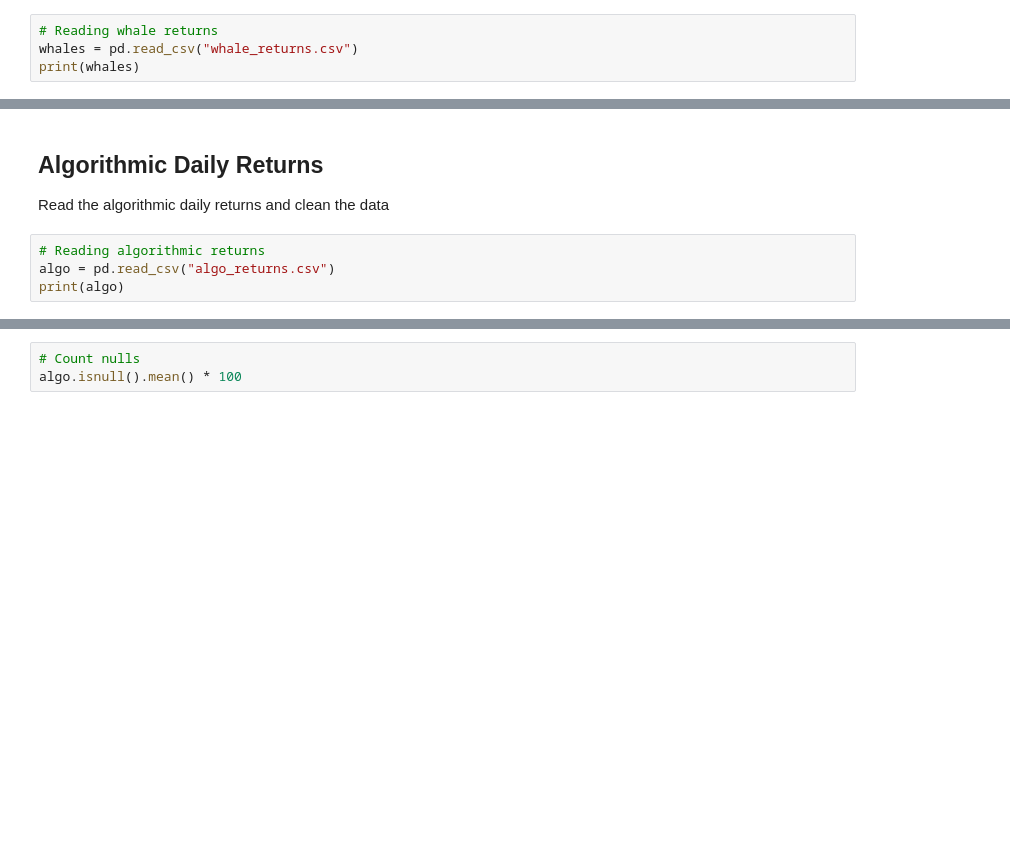
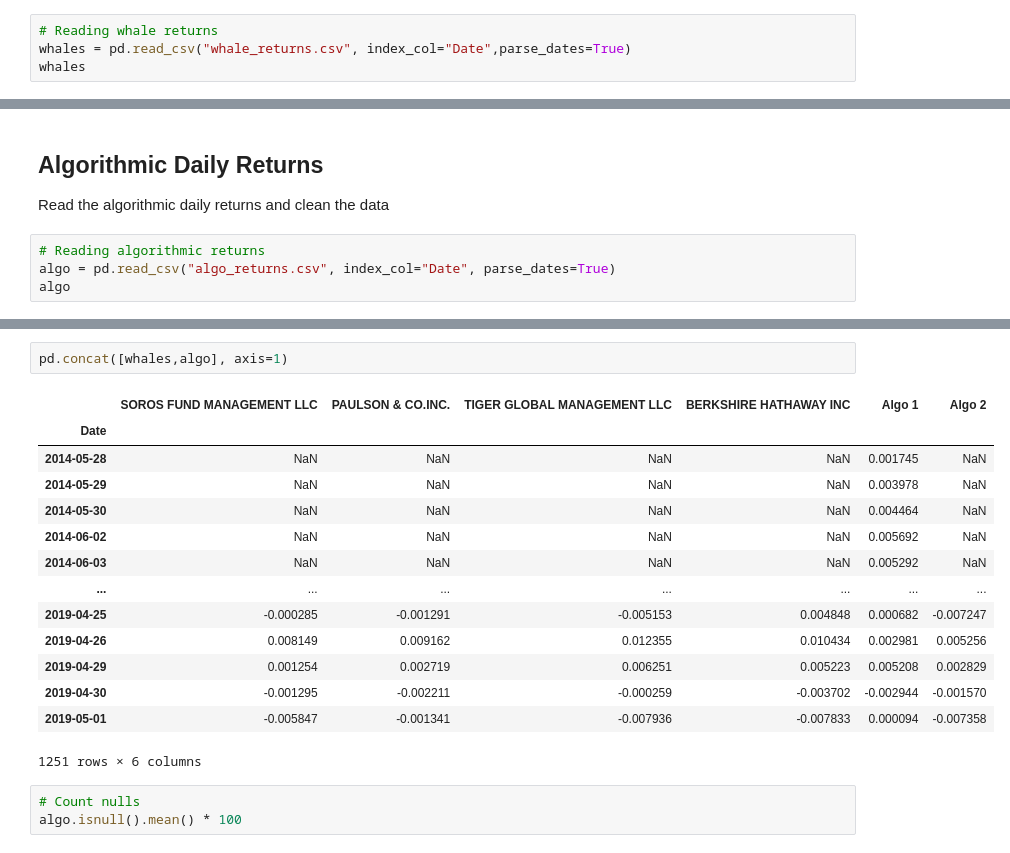
Before and after one commit to kimrodriguezFINTECH/AWHALE, a Jupyter notebook: whale_analysis.ipynb, the cells around one changed output, grey strips where cells are left out. Saved outputs shown, nothing was run; the diff lists cells and outputs as text; blank space fills up the shorter version.

```diff
--- a/whale_analysis.ipynb
+++ b/whale_analysis.ipynb
@@ -29,6 +29,6 @@ Files:
 Read the Whale Portfolio daily returns and clean the data
 # %%
 # Reading whale returns
-whales = pd.read_csv("whale_returns.csv")
-print(whales)
+whales = pd.read_csv("whale_returns.csv", index_col="Date",parse_dates=True)
+whales
 # %% [output]
@@ -76,6 +73,6 @@ dtype: float64
 Read the algorithmic daily returns and clean the data
 # %%
 # Reading algorithmic returns
-algo = pd.read_csv("algo_returns.csv")
-print(algo)
+algo = pd.read_csv("algo_returns.csv", index_col="Date", parse_dates=True)
+algo
 # %% [output]
@@ -96,3 +115,20 @@ print(algo)
+# %%
+pd.concat([whales,algo], axis=1)
+# %% [output]
+|  | SOROS FUND MANAGEMENT LLC | PAULSON & CO.INC. | TIGER GLOBAL MANAGEMENT LLC | BERKSHIRE HATHAWAY INC | Algo 1 | Algo 2 |
+| Date |  |  |  |  |  |  |
+| 2014-05-28 | NaN | NaN | NaN | NaN | 0.001745 | NaN |
+| 2014-05-29 | NaN | NaN | NaN | NaN | 0.003978 | NaN |
+| 2014-05-30 | NaN | NaN | NaN | NaN | 0.004464 | NaN |
+| 2014-06-02 | NaN | NaN | NaN | NaN | 0.005692 | NaN |
+| 2014-06-03 | NaN | NaN | NaN | NaN | 0.005292 | NaN |
+| ... | ... | ... | ... | ... | ... | ... |
+| 2019-04-25 | -0.000285 | -0.001291 | -0.005153 | 0.004848 | 0.000682 | -0.007247 |
+| 2019-04-26 | 0.008149 | 0.009162 | 0.012355 | 0.010434 | 0.002981 | 0.005256 |
+| 2019-04-29 | 0.001254 | 0.002719 | 0.006251 | 0.005223 | 0.005208 | 0.002829 |
+| 2019-04-30 | -0.001295 | -0.002211 | -0.000259 | -0.003702 | -0.002944 | -0.001570 |
+| 2019-05-01 | -0.005847 | -0.001341 | -0.007936 | -0.007833 | 0.000094 | -0.007358 |
+1251 rows × 6 columns
 # %%
 # Count nulls
 algo.isnull().mean() * 100
```
Also changed, not shown: parts of 10 cells of this notebook.
